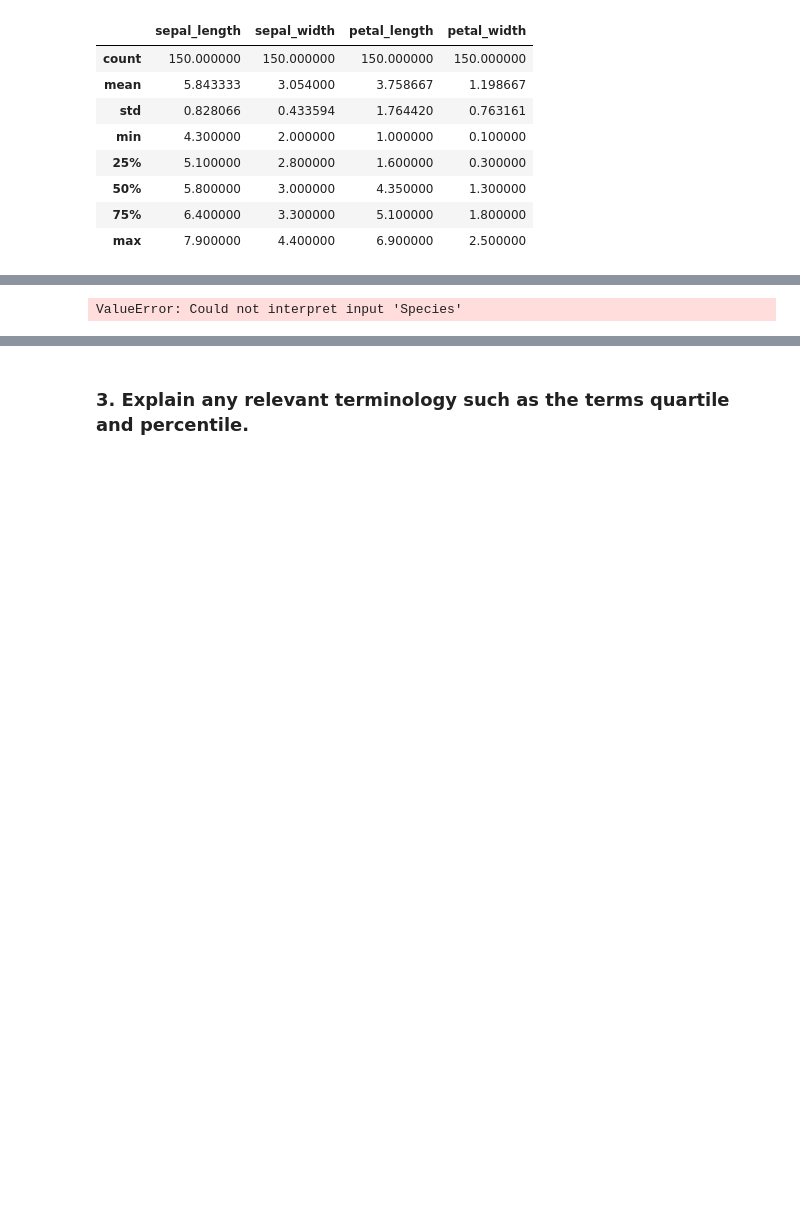
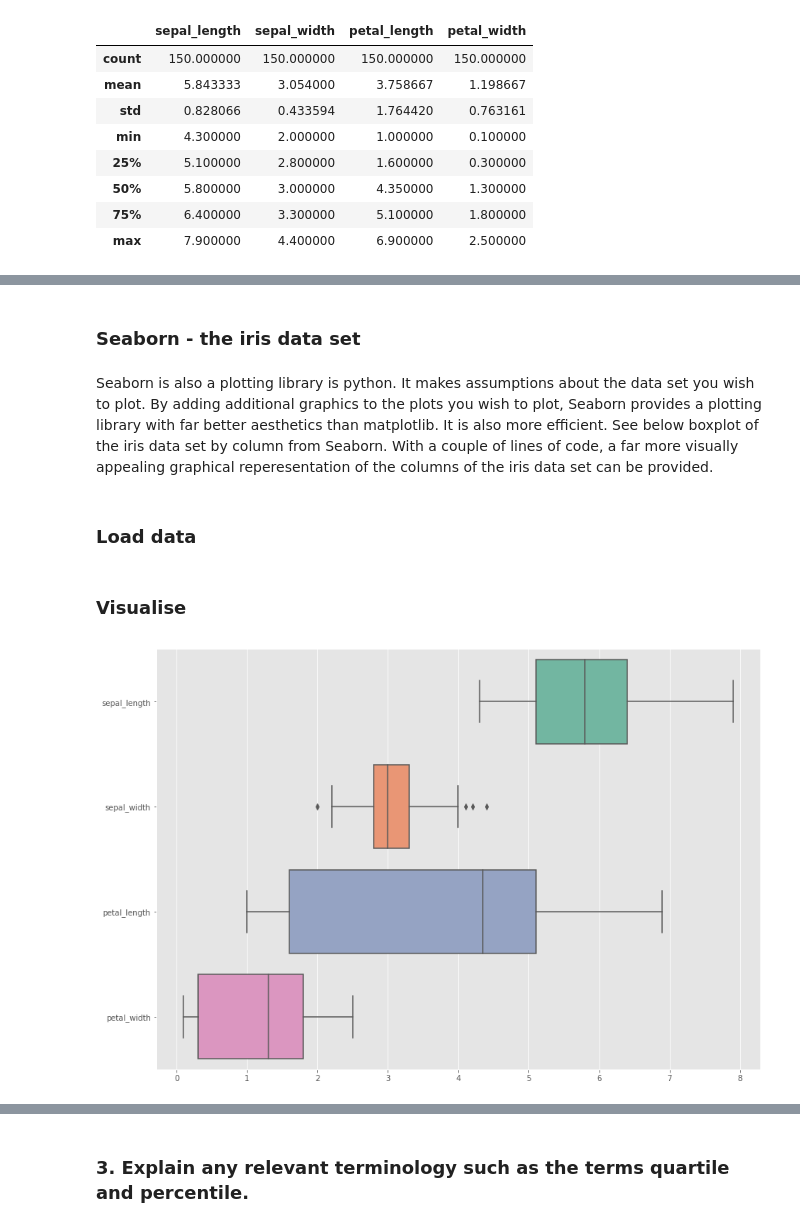
Before and after one commit to fionanealon/boxplot, a Jupyter notebook: Boxplot.ipynb, the cells around one changed output, grey strips where cells are left out. Cells and saved outputs as stored; diff of their text form; code cells hidden in the pictures; blank space fills up the shorter version.

```diff
--- a/Boxplot.ipynb
+++ b/Boxplot.ipynb
@@ -194,6 +225,15 @@ array([[<matplotlib.axes._subplots.AxesSubplot object at 0x...>,
+# %% [markdown]
+### Seaborn - the iris data set
+# %% [markdown]
+Seaborn is also a plotting library is python. It makes assumptions about the data set you wish to plot. By adding additional graphics to the plots you wish to plot, Seaborn provides a plotting library with far better aesthetics than matplotlib. It is also more efficient. See below boxplot of the iris data set by column from Seaborn. With a couple of lines of code, a far more visually appealing graphical reperesentation of the columns of the iris data set can be provided.
+# %% [markdown]
+### Load data
 # %%
-iris = sns.load_dataset('iris')
-
-sns.boxplot(x="Species", y="PetalLengthCm", data=iris)
+iris = sns.load_dataset("iris")
-# %% [output]
-ValueError: Could not interpret input 'Species'
+# %% [markdown]
+### Visualise
+# %%
+# Adapted from https://seaborn.pydata.org/generated/seaborn.boxplot.html
+ax = sns.boxplot(data=iris, orient="h", palette="Set2")
+# %% [output]
+[figure, added]
```
Also changed, not shown: parts of 54 cells of this notebook.
